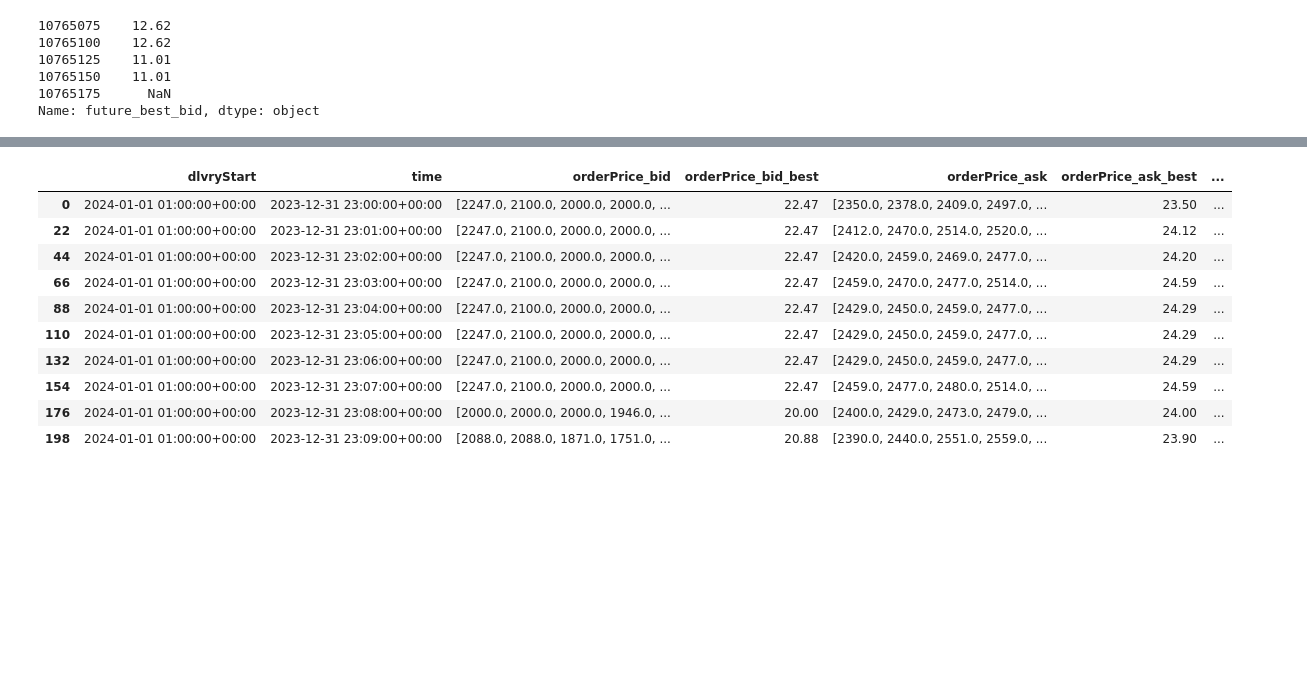
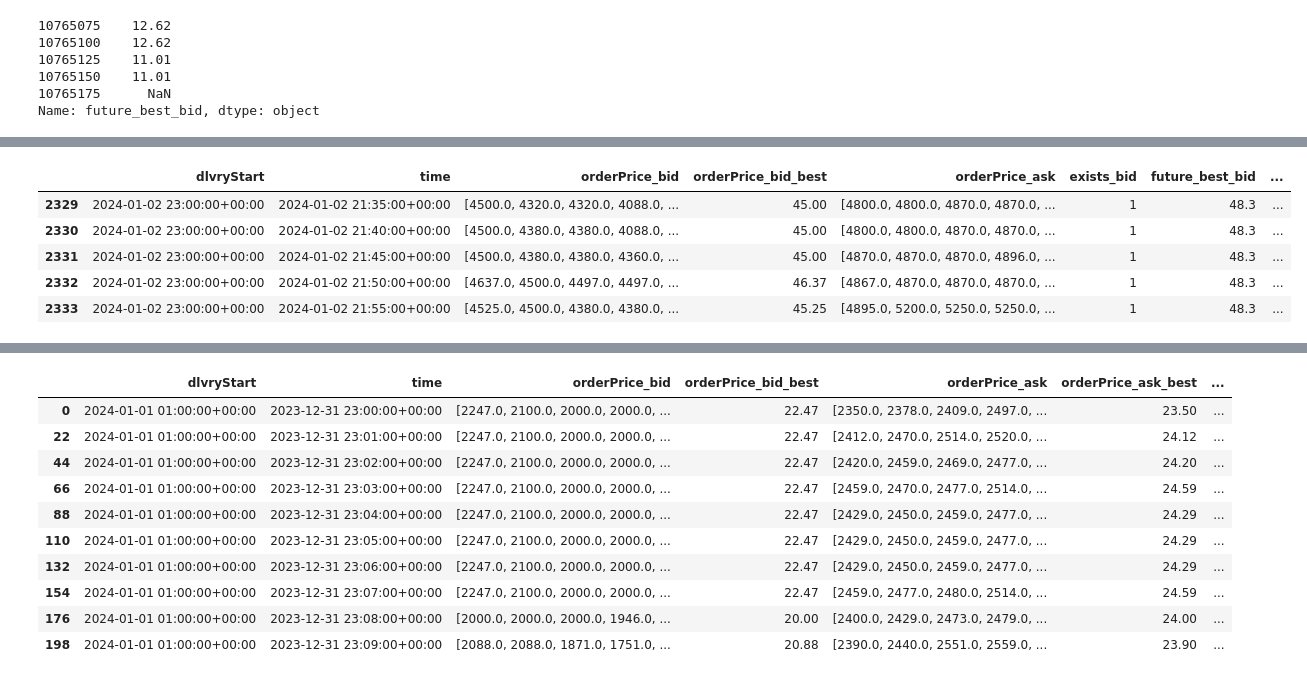
Before and after one commit to axelandreassen/Forecasting-ID-prices, a Jupyter notebook: DataPrep.ipynb, the cells around one changed output, grey strips where cells are left out. Saved outputs shown, nothing was run; the diff lists cells and outputs as text; code cells hidden in the pictures; blank space fills up the shorter version.

```diff
--- a/DataPrep.ipynb
+++ b/DataPrep.ipynb
@@ -391,0 +428,9 @@ df[['dlvryStart', 'time', 'minutesFromDelivery']].iloc[40:50]
+# %%
+df_copy[df_copy['dlvryStart'] == '2024-01-02 23:00:00+00:00'][['dlvryStart', 'time', 'orderPrice_bid', 'orderPrice_bid_best', 'orderPrice_ask', 'exists_bid', 'future_best_bid', 'future_best_bid_24h_ago']].tail(5)
+# %% [output]
+|  | dlvryStart | time | orderPrice_bid | orderPrice_bid_best | orderPrice_ask | exists_bid | future_best_bid | ... |
+| 2329 | 2024-01-02 23:00:00+00:00 | 2024-01-02 21:35:00+00:00 | [4500.0, 4320.0, 4320.0, 4088.0, ... | 45.00 | [4800.0, 4800.0, 4870.0, 4870.0, ... | 1 | 48.3 | ... |
+| 2330 | 2024-01-02 23:00:00+00:00 | 2024-01-02 21:40:00+00:00 | [4500.0, 4380.0, 4380.0, 4088.0, ... | 45.00 | [4800.0, 4800.0, 4870.0, 4870.0, ... | 1 | 48.3 | ... |
+| 2331 | 2024-01-02 23:00:00+00:00 | 2024-01-02 21:45:00+00:00 | [4500.0, 4380.0, 4380.0, 4360.0, ... | 45.00 | [4870.0, 4870.0, 4870.0, 4896.0, ... | 1 | 48.3 | ... |
+| 2332 | 2024-01-02 23:00:00+00:00 | 2024-01-02 21:50:00+00:00 | [4637.0, 4500.0, 4497.0, 4497.0, ... | 46.37 | [4867.0, 4870.0, 4870.0, 4870.0, ... | 1 | 48.3 | ... |
+| 2333 | 2024-01-02 23:00:00+00:00 | 2024-01-02 21:55:00+00:00 | [4525.0, 4500.0, 4380.0, 4380.0, ... | 45.25 | [4895.0, 5200.0, 5250.0, 5250.0, ... | 1 | 48.3 | ... |
```
Also changed, not shown: parts of 19 cells of this notebook.
